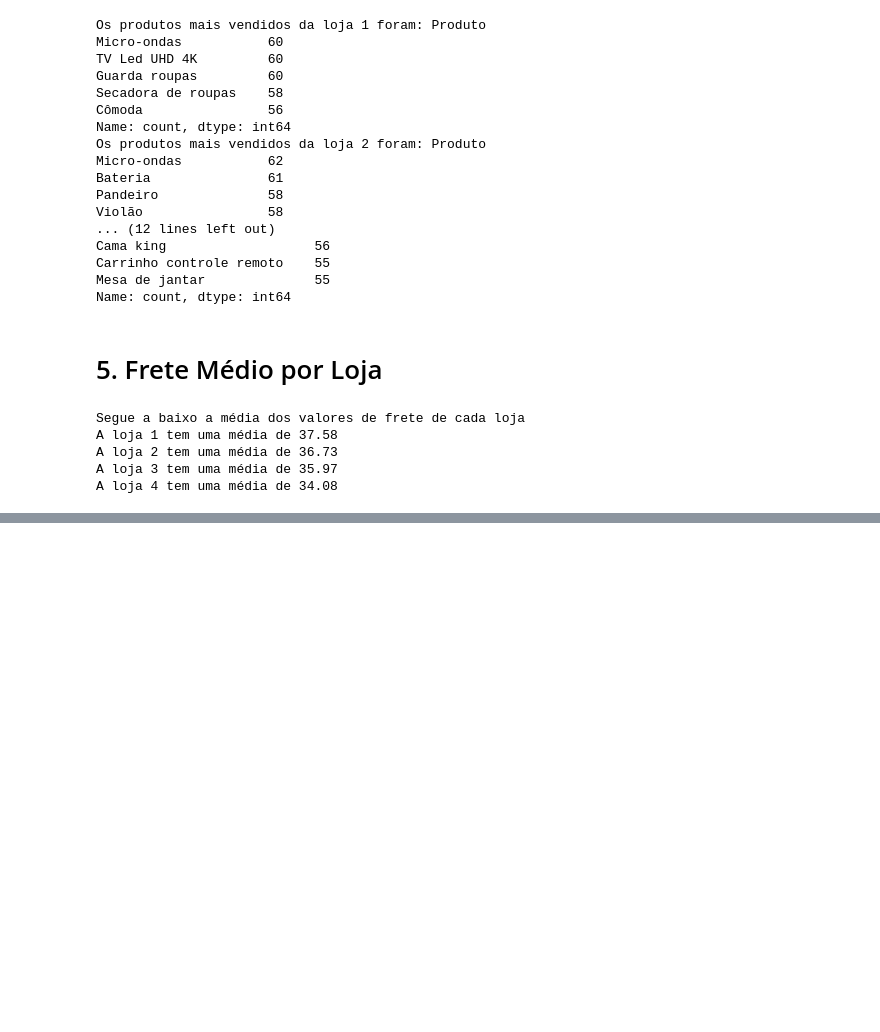
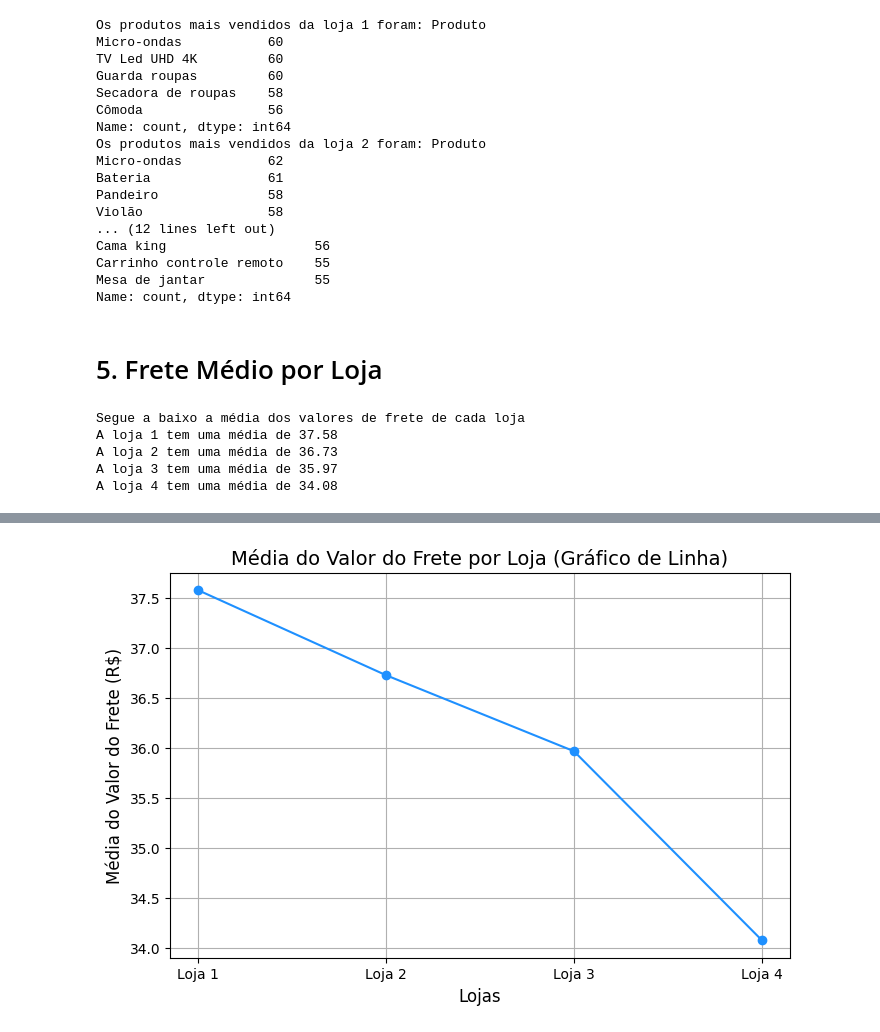
Before and after one commit to Fawller97/AnaliseFinal, a Jupyter notebook: AluraStoreBrasil.ipynb, the cells around one changed output, grey strips where cells are left out. Saved outputs shown, nothing was run; the diff lists cells and outputs as text; code cells hidden in the pictures; blank space fills up the shorter version.

Commit message:
Inserção dos gráficos

```diff
--- a/AluraStoreBrasil.ipynb
+++ b/AluraStoreBrasil.ipynb
@@ -361,0 +381,17 @@ A loja 4 tem uma média de 34.08
+# %%
+import matplotlib.pyplot as plt
+
+lojas = ['Loja 1', 'Loja 2', 'Loja 3', 'Loja 4']
+fretes = [37.58, 36.73, 35.97, 34.08]
+
+plt.figure(figsize=(8, 5))
+plt.plot(lojas, fretes, marker='o', linestyle='-', color='dodgerblue')
+
+plt.xlabel('Lojas', fontsize=12)
+plt.ylabel("Média do Valor do Frete (R$)", fontsize=12)
+plt.title('Média do Valor do Frete por Loja (Gráfico de Linha)', fontsize=14)
+
+plt.grid(True)
+plt.show()
+# %% [output]
+[figure, added]
```
Also changed, not shown: parts of 2 cells of this notebook.
